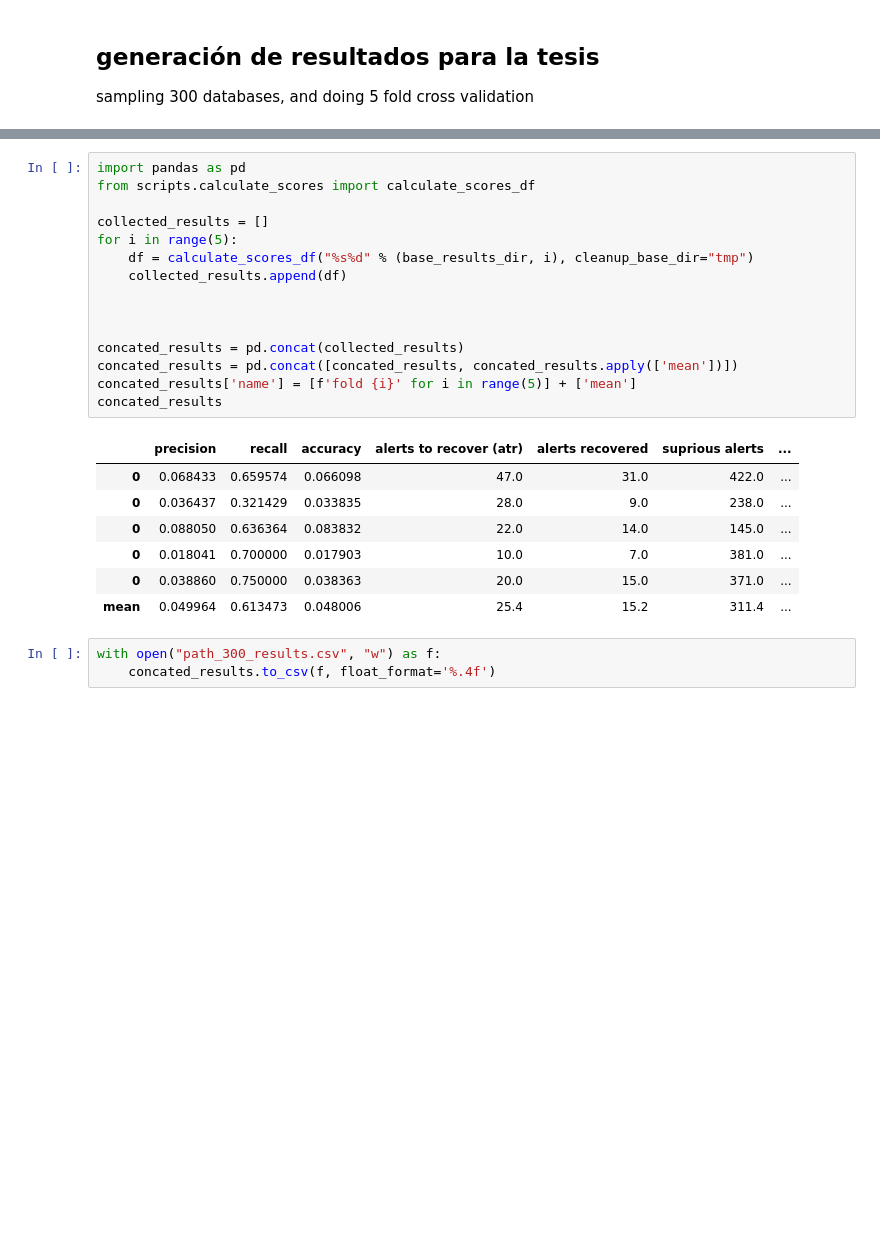
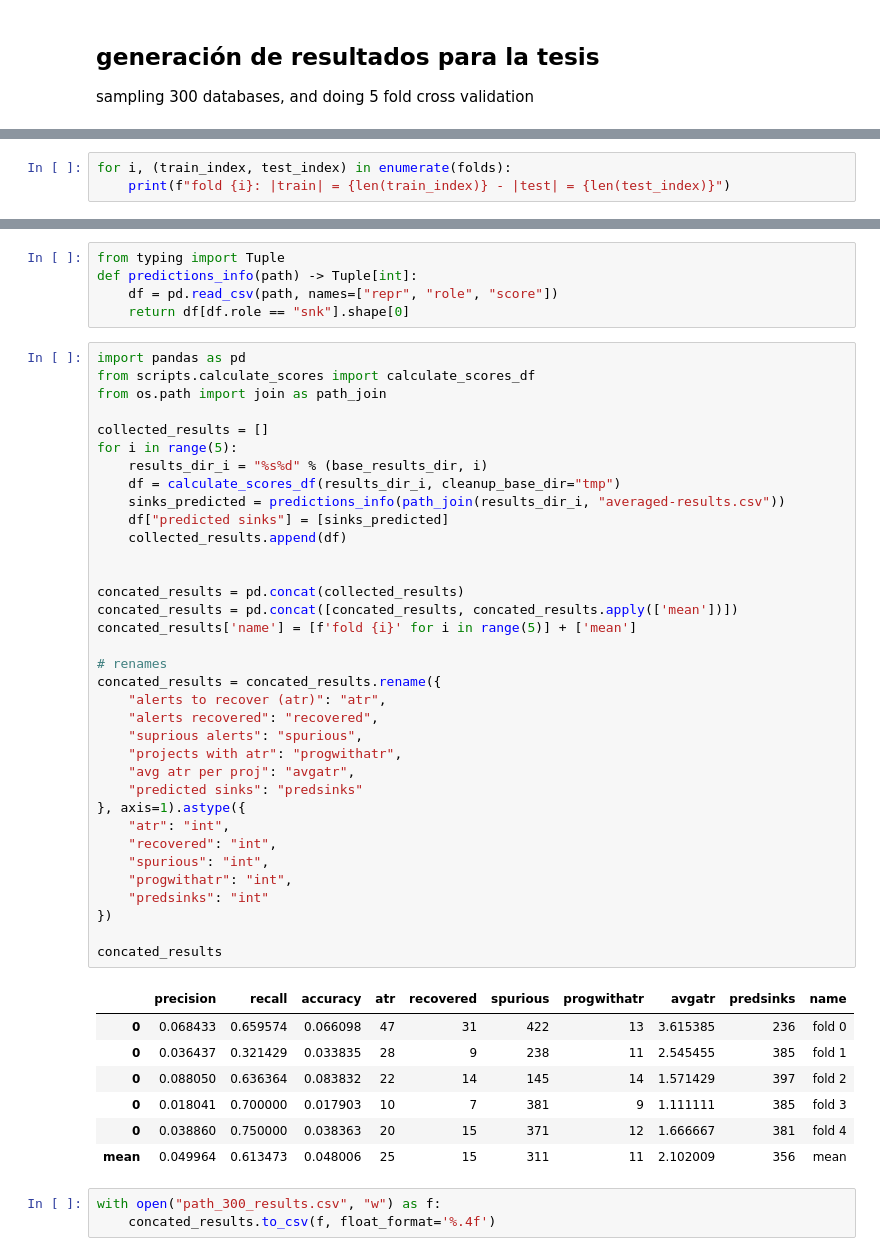
Before and after one commit to thepalbi/tsm-pipeline, a Jupyter notebook: code/notebooks/baseline-path.ipynb, the cells around one changed output, grey strips where cells are left out. Saved outputs shown, nothing was run; the diff lists cells and outputs as text; blank space fills up the shorter version.

```diff
--- a/code/notebooks/baseline-path.ipynb
+++ b/code/notebooks/baseline-path.ipynb
@@ -252,0 +255,3 @@ from sklearn.model_selection import KFold
+# %%
+for i, (train_index, test_index) in enumerate(folds):
+    print(f"fold {i}: |train| = {len(train_index)} - |test| = {len(test_index)}")
@@ -399,29 +406,54 @@ Fold 4
    suprious alerts  projects with atr  avg atr per proj
 0              371                 12          1.666667
 done
+# %%
+from typing import Tuple
+def predictions_info(path) -> Tuple[int]:
+    df = pd.read_csv(path, names=["repr", "role", "score"])
+    return df[df.role == "snk"].shape[0]
 # %%
 import pandas as pd
 from scripts.calculate_scores import calculate_scores_df
+from os.path import join as path_join
 
 collected_results = []
 for i in range(5):
-    df = calculate_scores_df("%s%d" % (base_results_dir, i), cleanup_base_dir="tmp")
+    results_dir_i = "%s%d" % (base_results_dir, i)
+    df = calculate_scores_df(results_dir_i, cleanup_base_dir="tmp")
+    sinks_predicted = predictions_info(path_join(results_dir_i, "averaged-results.csv"))
+    df["predicted sinks"] = [sinks_predicted]
     collected_results.append(df)
-
 
 
 concated_results = pd.concat(collected_results)
 concated_results = pd.concat([concated_results, concated_results.apply(['mean'])])
 concated_results['name'] = [f'fold {i}' for i in range(5)] + ['mean']
+
+# renames
+concated_results = concated_results.rename({
+    "alerts to recover (atr)": "atr",
+    "alerts recovered": "recovered",
+    "suprious alerts": "spurious",
+    "projects with atr": "progwithatr",
+    "avg atr per proj": "avgatr",
+    "predicted sinks": "predsinks"
+}, axis=1).astype({
+    "atr": "int",
+    "recovered": "int",
+    "spurious": "int",
+    "progwithatr": "int",
+    "predsinks": "int"
+})
+
 concated_results
 # %% [output]
-|  | precision | recall | accuracy | alerts to recover (atr) | alerts recovered | suprious alerts | ... |
-| 0 | 0.068433 | 0.659574 | 0.066098 | 47.0 | 31.0 | 422.0 | ... |
-| 0 | 0.036437 | 0.321429 | 0.033835 | 28.0 | 9.0 | 238.0 | ... |
-| 0 | 0.088050 | 0.636364 | 0.083832 | 22.0 | 14.0 | 145.0 | ... |
-| 0 | 0.018041 | 0.700000 | 0.017903 | 10.0 | 7.0 | 381.0 | ... |
-| 0 | 0.038860 | 0.750000 | 0.038363 | 20.0 | 15.0 | 371.0 | ... |
-| mean | 0.049964 | 0.613473 | 0.048006 | 25.4 | 15.2 | 311.4 | ... |
+|  | precision | recall | accuracy | atr | recovered | spurious | progwithatr | avgatr | predsinks | name |
+| 0 | 0.068433 | 0.659574 | 0.066098 | 47 | 31 | 422 | 13 | 3.615385 | 236 | fold 0 |
+| 0 | 0.036437 | 0.321429 | 0.033835 | 28 | 9 | 238 | 11 | 2.545455 | 385 | fold 1 |
+| 0 | 0.088050 | 0.636364 | 0.083832 | 22 | 14 | 145 | 14 | 1.571429 | 397 | fold 2 |
+| 0 | 0.018041 | 0.700000 | 0.017903 | 10 | 7 | 381 | 9 | 1.111111 | 385 | fold 3 |
+| 0 | 0.038860 | 0.750000 | 0.038363 | 20 | 15 | 371 | 12 | 1.666667 | 381 | fold 4 |
+| mean | 0.049964 | 0.613473 | 0.048006 | 25 | 15 | 311 | 11 | 2.102009 | 356 | mean |
 # %%
 with open("path_300_results.csv", "w") as f:
     concated_results.to_csv(f, float_format='%.4f')
```
Also changed, not shown: parts of 8 cells of this notebook, 9 other files.
